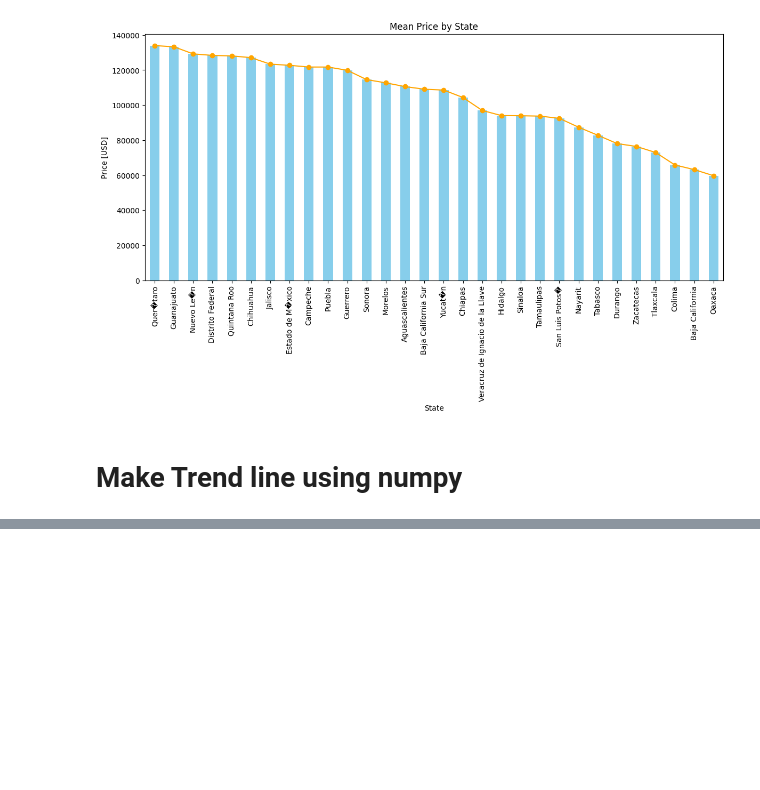
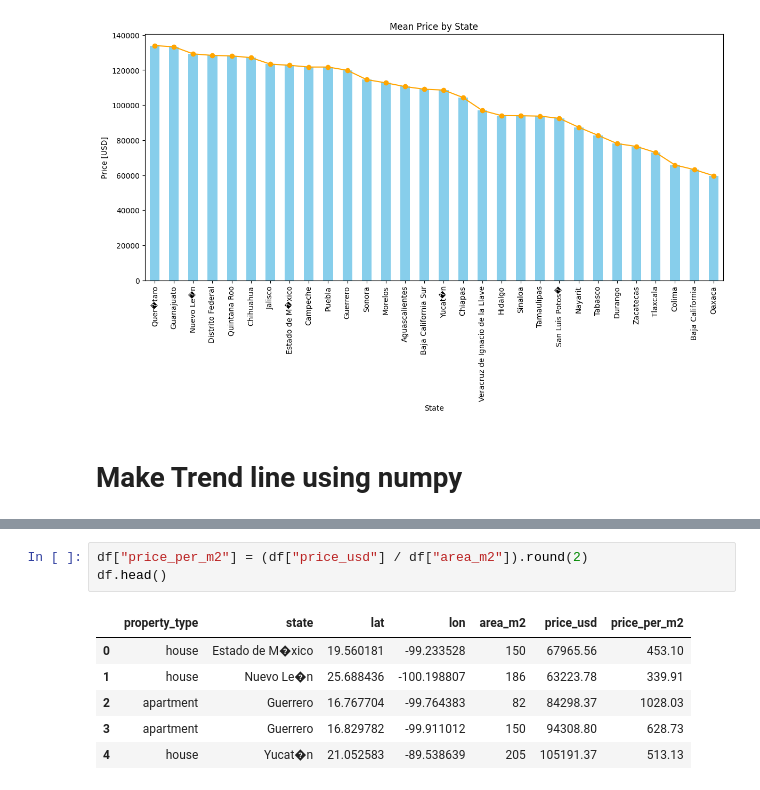
Before and after one commit to Hasan082/Data-Scientist-Project, a Jupyter notebook: Housing in Mexico/Step_4_research_Location_or_Size.ipynb, the cells around one changed output, grey strips where cells are left out. Drawn from its saved outputs; the diff is of its cells as text; blank space fills up the shorter version.

```diff
--- a/Housing in Mexico/Step_4_research_Location_or_Size.ipynb
+++ b/Housing in Mexico/Step_4_research_Location_or_Size.ipynb
@@ -127,0 +130,10 @@ plt.show()
+# %%
+df["price_per_m2"] = (df["price_usd"] / df["area_m2"]).round(2)
+df.head()
+# %% [output]
+|  | property_type | state | lat | lon | area_m2 | price_usd | price_per_m2 |
+| 0 | house | Estado de M�xico | 19.560181 | -99.233528 | 150 | 67965.56 | 453.10 |
+| 1 | house | Nuevo Le�n | 25.688436 | -100.198807 | 186 | 63223.78 | 339.91 |
+| 2 | apartment | Guerrero | 16.767704 | -99.764383 | 82 | 84298.37 | 1028.03 |
+| 3 | apartment | Guerrero | 16.829782 | -99.911012 | 150 | 94308.80 | 628.73 |
+| 4 | house | Yucat�n | 21.052583 | -89.538639 | 205 | 105191.37 | 513.13 |
```
Also changed, not shown: parts of 4 cells of this notebook.
